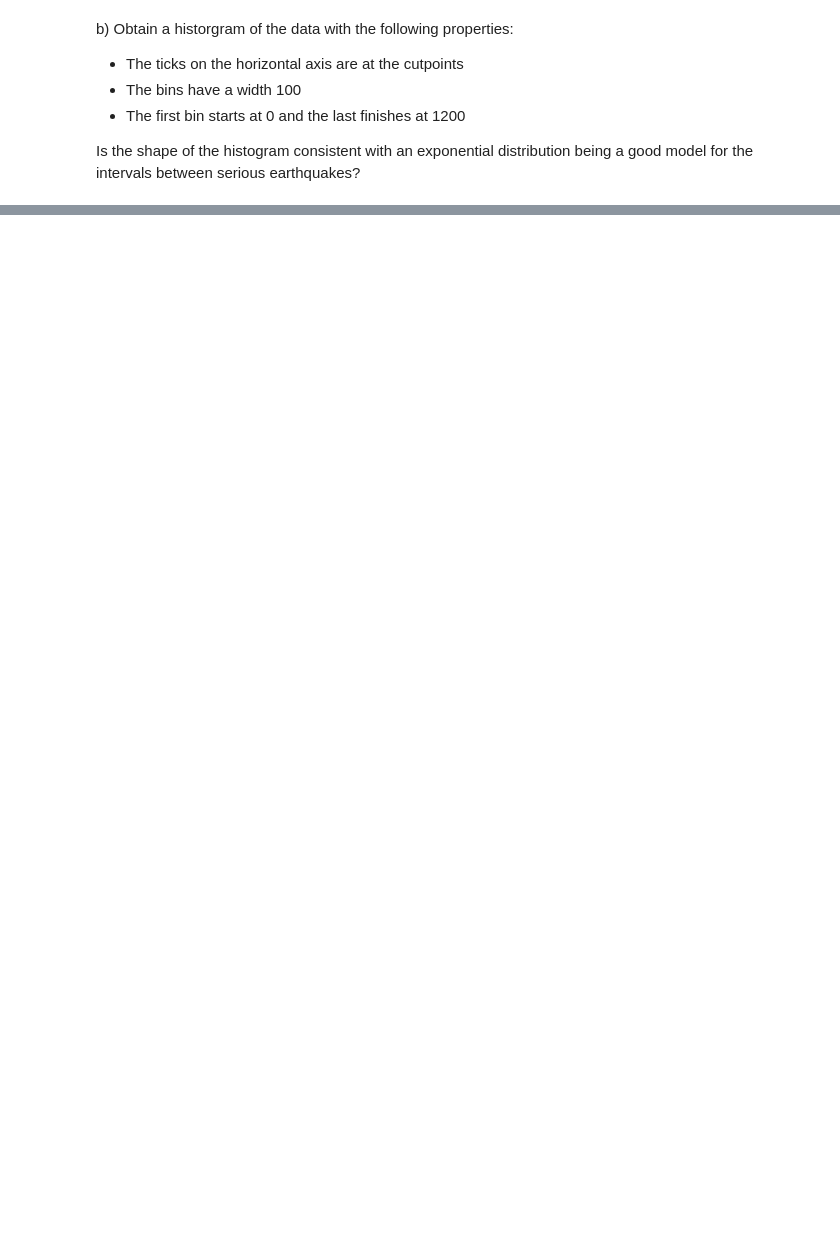
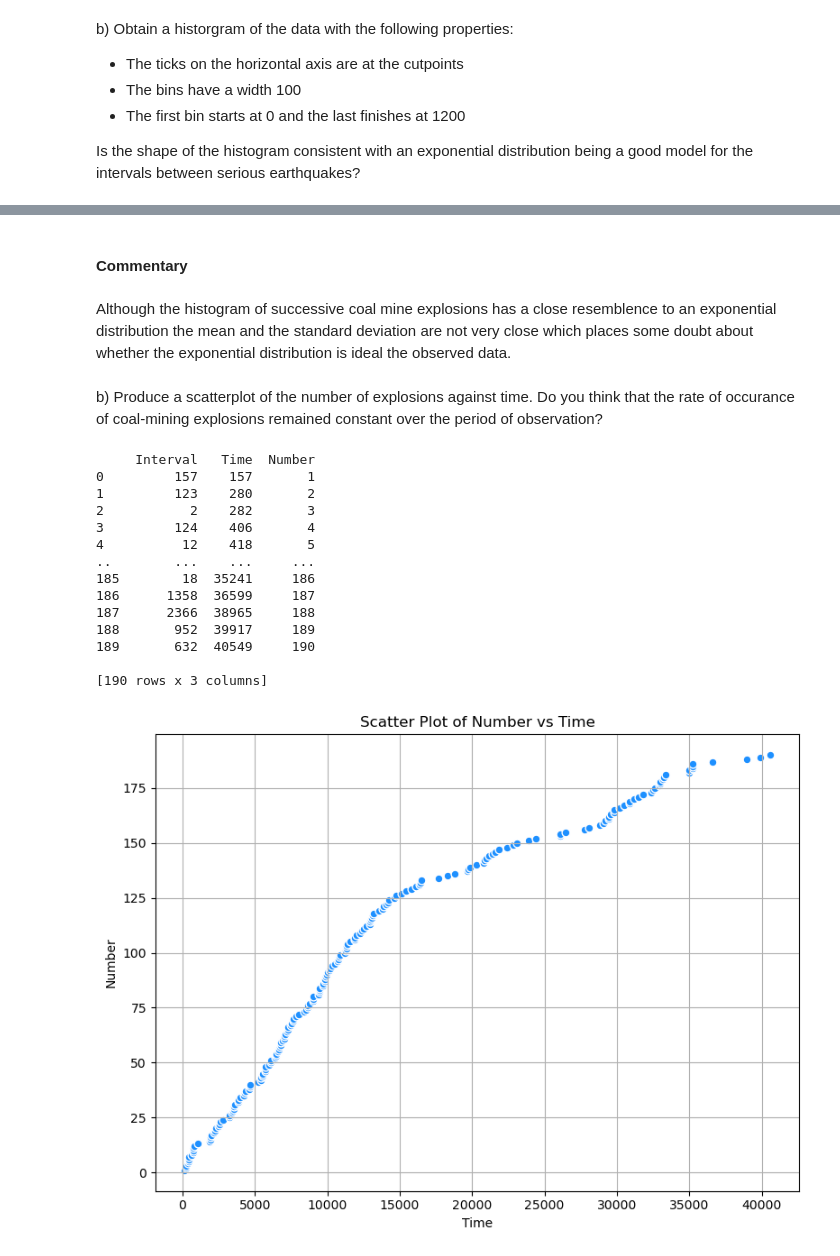
Before and after one commit to segunlonge/OU-M248-Computer-Activities-using-Python, a Jupyter notebook: 10. Computer Book A - The Poisson Processes.ipynb, the cells around one changed output, grey strips where cells are left out. Saved outputs shown, nothing was run; the diff lists cells and outputs as text; code cells hidden in the pictures; blank space fills up the shorter version.

```diff
--- a/10. Computer Book A - The Poisson Processes.ipynb
+++ b/10. Computer Book A - The Poisson Processes.ipynb
@@ -136,0 +247,64 @@ Is the shape of the histogram consistent with an exponential distribution being
+# %% [markdown]
+#### Commentary
+# %% [markdown]
+Although the histogram of successive coal mine explosions has a close resemblence to an exponential distribution the mean and the standard deviation are not very close which places some doubt about whether the exponential distribution is ideal the observed data.
+# %% [markdown]
+b) Produce a scatterplot of the number of explosions against time. Do you think that the rate of occurance of coal-mining explosions remained constant over the period of observation?
+# %%
+import pandas as pd
+import matplotlib.pyplot as plt
+
+# Load data from csv
+df = pd.read_csv(r'C:\Python\OU M248 Data Analysis using Python\Data files\coal.csv')
+
+# Return the first 5 rows of the dataframe
+# print(df.head(5))
+
+# Do a cumulative sum of the interval times between coal mine explosions into another column called Time
+# running (consecutive) sum of Interval
+df["Time"] = df["Interval"].cumsum()
+
+# Do a cumulative count of the interval times between coal mine explosions into another column called Number
+# running (consecutive) count of Interval i.e. count the number of rows and then label in a new column from 1 to number of rows
+df["Number"] = range(1, len(df) + 1)
+
+# Print the dataframe with the new added columns
+print(df)
+
+# Assign columns to X and Y variables
+x_col = "Time"
+y_col = "Number"
+
+# Plot the scatter
+plt.figure(figsize=(8, 6))
+plt.scatter(df[x_col], df[y_col],
+            c='dodgerblue',        # marker color
+            alpha=1,       # transparency
+            edgecolor='w',   # marker border color
+            s=40)            # marker size
+
+# Label the axis and title
+plt.title(f'Scatter Plot of {y_col} vs {x_col}')
+plt.xlabel(x_col)
+plt.ylabel(y_col)
+plt.grid(True)
+
+# Show the plot
+plt.tight_layout()
+plt.show()
+# %% [output]
+     Interval   Time  Number
+0         157    157       1
+1         123    280       2
+2           2    282       3
+3         124    406       4
+4          12    418       5
+..        ...    ...     ...
+185        18  35241     186
+186      1358  36599     187
+187      2366  38965     188
+188       952  39917     189
+189       632  40549     190
+
+[190 rows x 3 columns]
+[figure, added]
```
Also changed, not shown: parts of 30 cells of this notebook, 2 other files.
